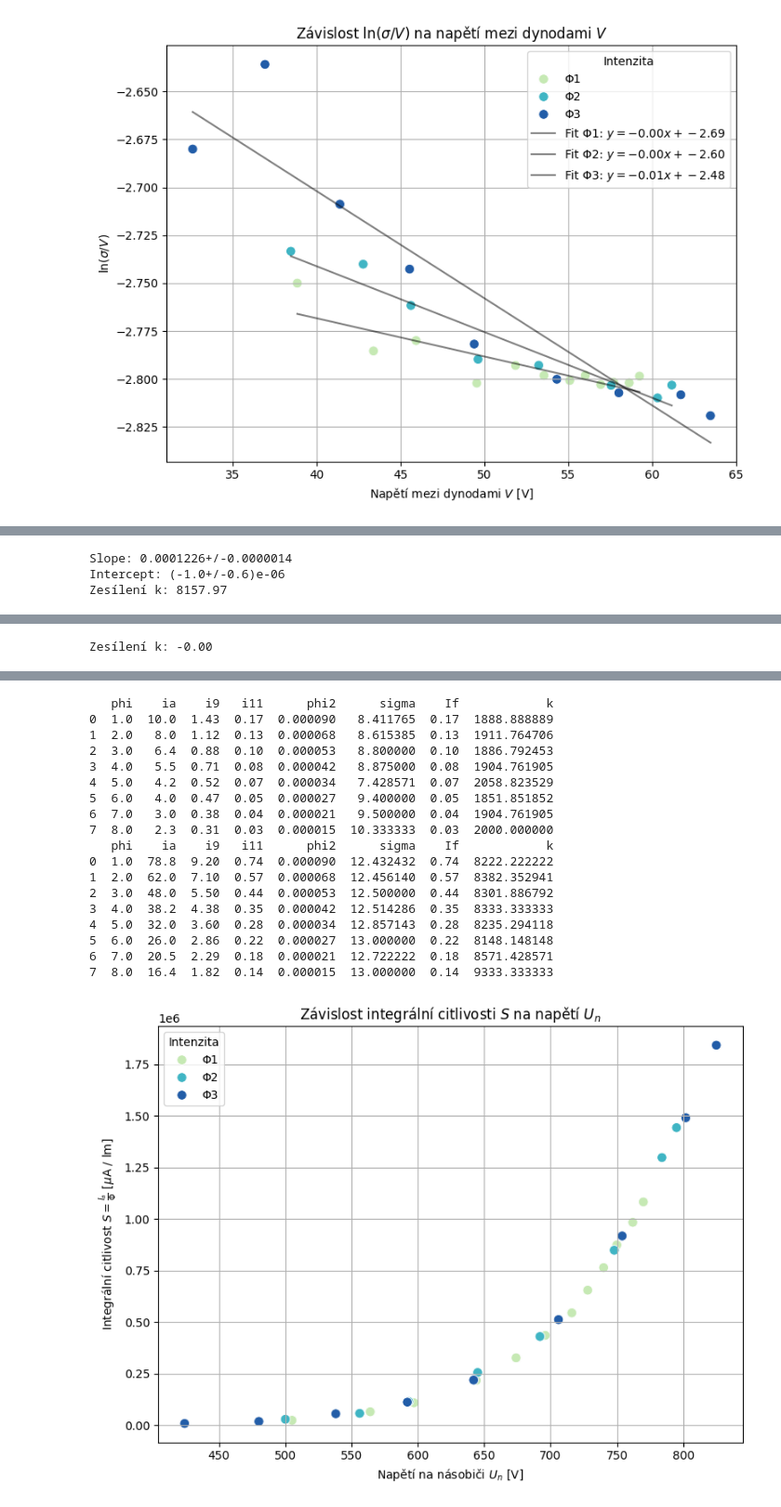
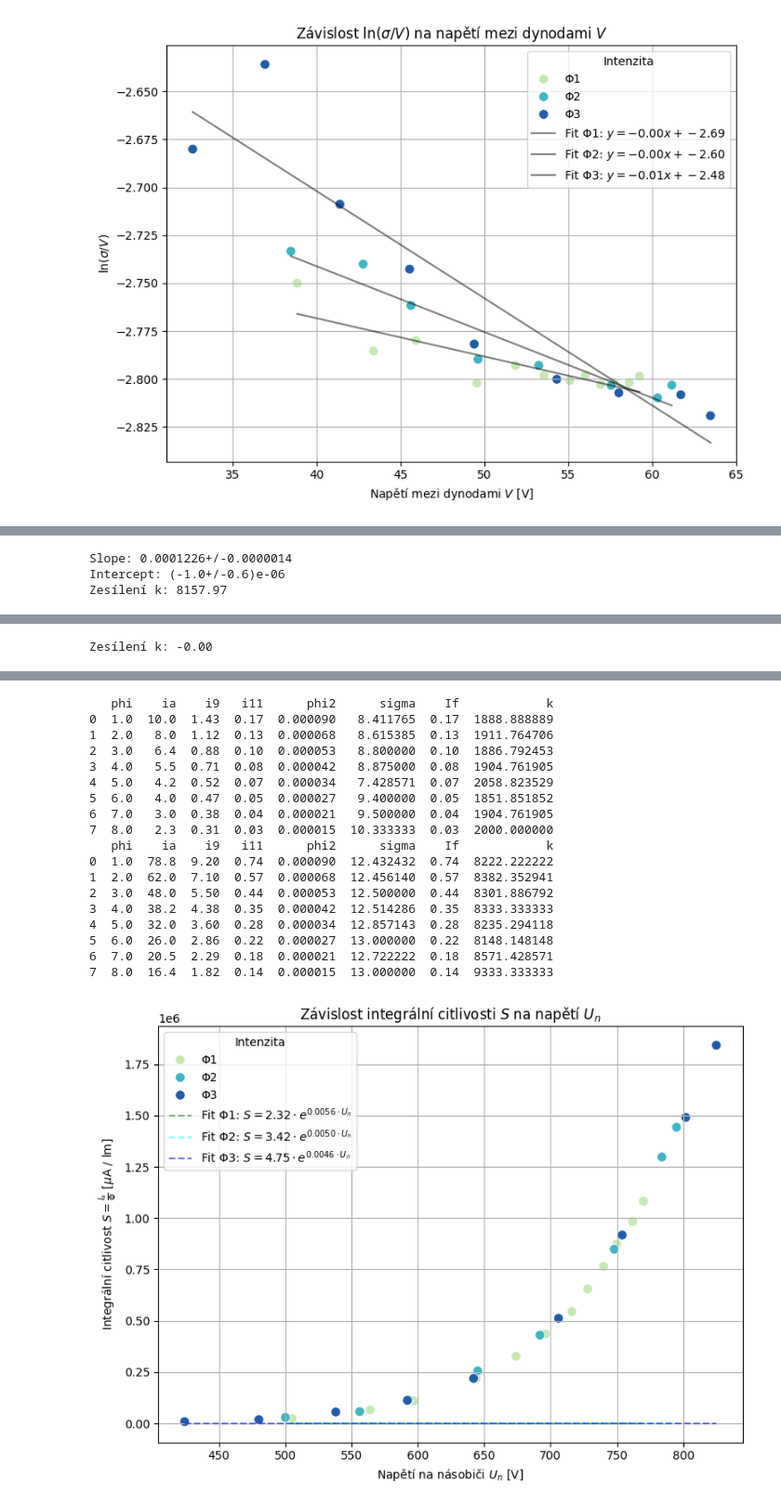
Before and after one commit to 4lrk2/Fyzikalni-praktikum, a Jupyter notebook: 9 - Fotonasobic/9-driver.ipynb, the cells around one changed output, grey strips where cells are left out. Shown: that part at 93% size. Cells and saved outputs as stored; diff of their text form; code cells hidden in the pictures.

```diff
--- a/9 - Fotonasobic/9-driver.ipynb
+++ b/9 - Fotonasobic/9-driver.ipynb
@@ -197,17 +197,15 @@ for intensity_level in df_all["intensity"].unique():
     m0, a = popt
     un_fit = np.linspace(x_i.min(), x_i.max(), 100)
     m_fit = exponential_fit(un_fit, m0, a)
-    plt.plot(un_fit, m_fit, label=fr"Fit {intensity_level}: $M = {m0:.2f} \cdot e^{{{a:.4f} \cdot U_n}}$", linestyle="--")
+    if intensity_level == "Φ1":
+        clr = "green"
+    elif intensity_level == "Φ2":
+        clr = "cyan"
+    elif intensity_level == "Φ3":
+        clr = "blue"
+    plt.plot(un_fit, m_fit, label=fr"Fit {intensity_level}: $M = {m0:.2f} \cdot e^{{{a:.4f} \cdot U_n}}$", linestyle="--", color=clr, alpha=0.5)
 
-# Extract the fitted parameters
-m0, a = popt
 
-# Generate the fitted curve
-un_fit = np.linspace(df_all["un"].min(), df_all["un"].max(), 100)
-m_fit = exponential_fit(un_fit, m0, a)
-
-# Plot the fitted curve
-plt.plot(un_fit, m_fit, label=fr"Fit: $M = {m0:.2f} \cdot e^{{{a:.4f} \cdot U_n}}$", color="red", linestyle="--")
 plt.legend()
 plt.title(r"Závislost zesílení $M$ na napětí $U_n$")
 plt.xlabel(r"Napětí na násobiči $U_n$ [V]")
@@ -221,6 +219,8 @@ plt.show()
 # Poloha 1 → Φ ≈ 0.92e-4
 # Poloha 2 → Φ ≈ 0.72e-4
 # Poloha 3 → Φ ≈ 0.58e-4
+
+
 
 phi_values = {
     "Φ1": 0.9e-4,
@@ -342,6 +342,25 @@ df_all["s"] = df_all["i-a [ua]"] / df_all["phi"]
 # Vykreslení S = f(Un)
 plt.figure(figsize=(8, 6))
 sns.scatterplot(data=df_all, x="un", y="s", hue="intensity", s=70, palette="YlGnBu")
+# Perform the curve fitting
+
+for intensity_level in df_all["intensity"].unique():
+    mask = df_all["intensity"] == intensity_level
+    x_i = df_all.loc[mask, "un"]
+    y_i = df_all.loc[mask, "m"]
+    popt, pcov = curve_fit(exponential_fit, x_i, y_i, p0=(1, 0.2))
+    m0, a = popt
+    un_fit = np.linspace(x_i.min(), x_i.max(), 100)
+    m_fit = exponential_fit(un_fit, m0, a)
+    if intensity_level == "Φ1":
+        clr = "green"
+    elif intensity_level == "Φ2":
+        clr = "cyan"
+    elif intensity_level == "Φ3":
+        clr = "blue"
+    plt.plot(un_fit, m_fit, label=fr"Fit {intensity_level}: $S = {m0:.2f} \cdot e^{{{a:.4f} \cdot U_n}}$", linestyle="--", color=clr, alpha=0.5)
+
+
 plt.title(r"Závislost integrální citlivosti $S$ na napětí $U_n$")
 plt.xlabel(r"Napětí na násobiči $U_n$ [V]")
 plt.ylabel(r"Integrální citlivost $S = \frac{I_a}{\Phi}$ [$\mu$A / lm]")
@@ -354,25 +373,25 @@ plt.show()
 Slope: 0.0001226+/-0.0000014
 Intercept: (-1.0+/-0.6)e-06
 Zesílení k: 8157.97
 [figure]
 Zesílení k: -0.00
 [figure]
    phi    ia    i9   i11      phi2      sigma    If            k
 0  1.0  10.0  1.43  0.17  0.000090   8.411765  0.17  1888.888889
 1  2.0   8.0  1.12  0.13  0.000068   8.615385  0.13  1911.764706
 2  3.0   6.4  0.88  0.10  0.000053   8.800000  0.10  1886.792453
 3  4.0   5.5  0.71  0.08  0.000042   8.875000  0.08  1904.761905
 4  5.0   4.2  0.52  0.07  0.000034   7.428571  0.07  2058.823529
 5  6.0   4.0  0.47  0.05  0.000027   9.400000  0.05  1851.851852
 6  7.0   3.0  0.38  0.04  0.000021   9.500000  0.04  1904.761905
 7  8.0   2.3  0.31  0.03  0.000015  10.333333  0.03  2000.000000
    phi    ia    i9   i11      phi2      sigma    If            k
 0  1.0  78.8  9.20  0.74  0.000090  12.432432  0.74  8222.222222
 1  2.0  62.0  7.10  0.57  0.000068  12.456140  0.57  8382.352941
 2  3.0  48.0  5.50  0.44  0.000053  12.500000  0.44  8301.886792
 3  4.0  38.2  4.38  0.35  0.000042  12.514286  0.35  8333.333333
 4  5.0  32.0  3.60  0.28  0.000034  12.857143  0.28  8235.294118
 5  6.0  26.0  2.86  0.22  0.000027  13.000000  0.22  8148.148148
 6  7.0  20.5  2.29  0.18  0.000021  12.722222  0.18  8571.428571
 7  8.0  16.4  1.82  0.14  0.000015  13.000000  0.14  9333.333333
-[figure, old version]
+[figure, new version]
```
Also changed, not shown: parts of 2 cells of this notebook, 18 other files.
